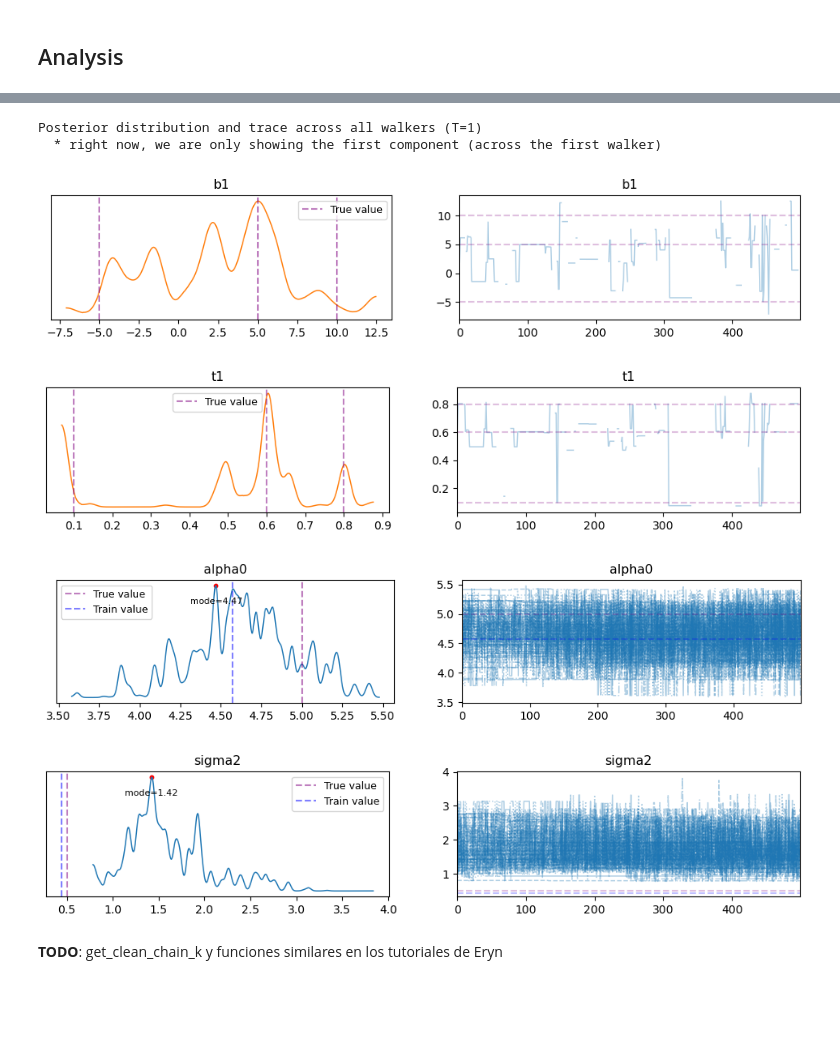
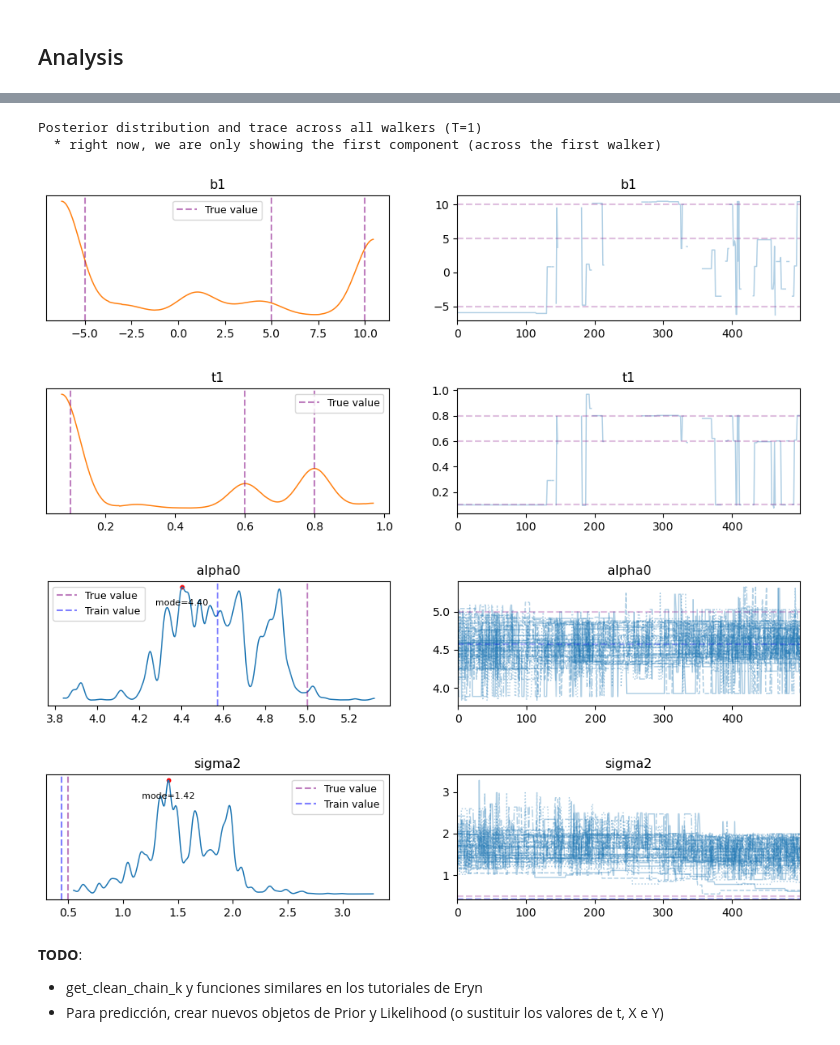
Before and after one commit to antcc/rk-bfr-jump, a Jupyter notebook: linear_regression.ipynb, the cells around one changed output, grey strips where cells are left out. Cells and saved outputs as stored; diff of their text form; code cells hidden in the pictures; blank space fills up the shorter version.

Commit message:
Advance with custom prior and RJMove classes

```diff
--- a/linear_regression.ipynb
+++ b/linear_regression.ipynb
@@ -69,8 +72,8 @@ indices = np.arange(n_train + n_test)  # for future convenience
 X, X_test, Y, Y_test, idx_train, idx_test = train_test_split(
     x, y, indices, train_size=n_train, random_state=seed
 )
-X, X_test = simulation.standardize_predictors(X, X_test)
-# Y, Y_test = simulation.standardize_response(Y, Y_test)
+X, X_test = simulation.standardize_predictors(X, X_test, scale=False)
+#Y, Y_test = simulation.standardize_response(Y, Y_test)
 
 # Plot dataset
 plot_utils.plot_dataset_regression(
@@ -490,8 +738,8 @@ inds["common"] = np.ones((ntemps, nwalkers, nleaves_max["common"]), dtype=bool)
 # %%
 # number of steps
-nsteps = 1
+nsteps = 500
 thin_by = 1
-burn = 10
+burn = 500
 
 # number of cores
 njobs = 4
@@ -505,9 +753,10 @@ move_gaussian = GaussianMove(cov)
 move_stretch = StretchMove()
 
 # rj moves
-num_try = 2
+num_try = 10
 rjmoveMT = MTDistGenMoveRJ(  # multiple-try distgen from prior
     {"components": priors["components"]},
+    #{"components": ProbDistContainer({(0,1): priors_alt["all_models_together"]})},
     nleaves_max={
         branch: value for branch, value in zip(branch_names, nleaves_max.values())
     },
@@ -519,15 +768,19 @@ rjmoveMT = MTDistGenMoveRJ(  # multiple-try distgen from prior
     rj=True,
 )
 
-rjmove = DistributionGenerateRJ(  # distgen from prior
-    {"components": priors["components"]},
+# IMPORTANT: Do NOT specify 'gibbs_sampling_setup="components"' as an argument,
+# because we want all the coords going in at each proposal (for the conditional
+# prior distributions)
+rjmoveRKHS = RJMoveRKHS(
+    priors_alt["all_models_together"],
     nleaves_max={
         branch: value for branch, value in zip(branch_names, nleaves_max.values())
     },
     nleaves_min={
         branch: value for branch, value in zip(branch_names, nleaves_min.values())
     },
-    gibbs_sampling_setup="components",  # only perform RJ on the components
+    rj=True,
+
 )
 
 # log_likelihood object
@@ -542,7 +795,7 @@ with Pool(njobs) as pool:
         nwalkers,
         ndims,
         ll.evaluate_vectorized if vectorize else ll.evaluate_sequential,
-        priors,
+        priors_alt,
         pool=pool,
         vectorize=vectorize,
         provide_groups=vectorize,
@@ -552,16 +805,21 @@ with Pool(njobs) as pool:
         nleaves_max=nleaves_max,
         nleaves_min=nleaves_min,
         moves=move_stretch,
-        rj_moves=rjmoveMT,
+        rj_moves=rjmoveRKHS,
     )
 
     # setup starting state
-    state = State(coords)
+    state = State(coords, inds=inds)
 
     # run the sampler
     print("Sampling posterior distribution...")
     last_sample = ensemble.run_mcmc(
         state, nsteps, burn=burn, progress=True, thin_by=thin_by
     )
+
+print("Last sample:")
+print(last_sample.branches["components"].inds[0, 0, :])
+print(last_sample.branches_coords["components"][0, 0, :])
+print(last_sample.branches_coords["common"][0, 0, :])
 # %% [output]
 Sampling posterior distribution...
@@ -702,39 +928,41 @@ chain = ensemble.get_chain(discard=0)
 components_all = chain["components"]
 inds_components = ensemble.get_inds()["components"]
 components = components_all[inds_components]  # same as components_all[~np.isnan]
-b_all_models = components_all[..., 0, 1, 0]
-t_all_models = components_all[..., 0, 1, 1]
+b_all_models = components_all[..., 0, 0, 0]
+t_all_models = components_all[..., 0, 0, 1]
 
 common = chain["common"].squeeze()
 alpha0_chain = common[..., 0]
 sigma2_chain = common[..., 1]
 
 # Plot trace
 print("Posterior distribution and trace across all walkers (T=1)")
 print(
     "  * right now, we are only showing the first component (across the first walker)"
 )
 plot_trace(
     b_all_models, 0, "b1", component_params[:, 0], az_kwargs={"chain_prop": "color"}
 )
 plot_trace(
     t_all_models, 0, "t1", component_params[:, 1], az_kwargs={"chain_prop": "color"}
 )
 plot_trace(alpha0_chain, 0, "alpha0", alpha0, Y.mean(), mode=True)
 plot_trace(
     sigma2_chain,
     0,
     "sigma2",
     sigma2,
     np.var(y[idx_train] - y_noiseless[idx_train]),
     mode=True,
 )
 # %% [output]
 Posterior distribution and trace across all walkers (T=1)
   * right now, we are only showing the first component (across the first walker)
-[figure, old version]
+[figure, new version]
-[figure, old version]
+[figure, new version]
-[figure, old version]
+[figure, new version]
-[figure, old version]
+[figure, new version]
 # %% [markdown]
-**TODO**: get_clean_chain_k y funciones similares en los tutoriales de Eryn
+**TODO**:
+- get_clean_chain_k y funciones similares en los tutoriales de Eryn
+- Para predicción, crear nuevos objetos de Prior y Likelihood (o sustituir los valores de t, X e Y)
```
Also changed, not shown: parts of 17 cells of this notebook, 1 other file.
